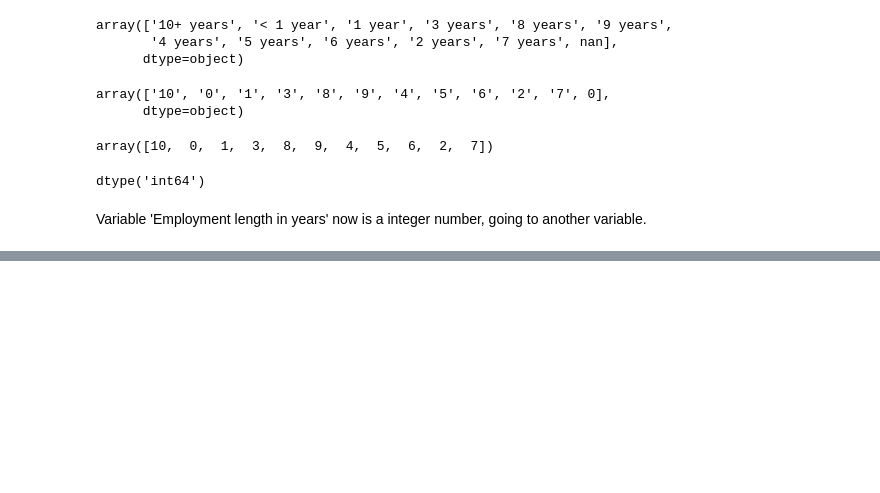
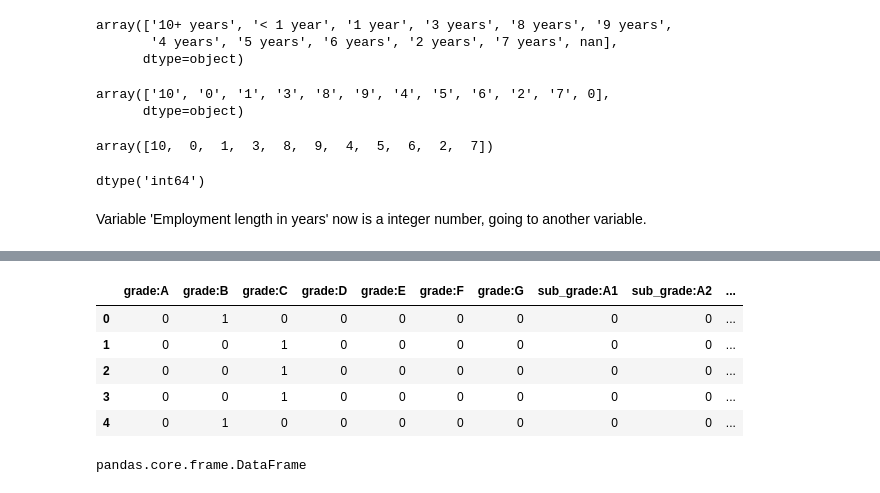
Before and after one commit to andre-cav/Credit-Risk-with-Python, a Jupyter notebook: Credit_Risk_ModellingData.ipynb, the cells around one changed output, grey strips where cells are left out. Drawn from its saved outputs; the diff is of its cells as text; code cells hidden in the pictures; blank space fills up the shorter version.

```diff
--- a/Credit_Risk_ModellingData.ipynb
+++ b/Credit_Risk_ModellingData.ipynb
@@ -110,0 +159,5 @@ df_loan.loc[ : , ['earliest_cr_line','earliest_cr_line_date','mths_since_earlies
+# %%
+df_loan['term_int'] = df_loan['term'].str.replace(' ', '')
+df_loan['term_int'] = df_loan['term_int'].str.replace('months', '')
+# %%
+df_loan['term_int'] = pd.to_numeric(df_loan['term_int'])
@@ -110,0 +175,4 @@ df_loan.loc[ : , ['earliest_cr_line','earliest_cr_line_date','mths_since_earlies
+# %%
+df_loan['issue_date'] = pd.to_datetime(df_loan['issue_d'], format='%b-%y')
+df_loan['mths_issue_date'] = round( pd.to_numeric( (pd.to_datetime('2017-12-01') - df_loan['issue_date'] ) / np.timedelta64(1, 'M') ))
+df_loan['mths_issue_date'].describe()
@@ -110,0 +221,23 @@ df_loan.loc[ : , ['earliest_cr_line','earliest_cr_line_date','mths_since_earlies
+# %%
+loan_data_dummies = [pd.get_dummies(df_loan['grade'], prefix = 'grade', prefix_sep = ':'),
+                     pd.get_dummies(df_loan['sub_grade'], prefix = 'sub_grade', prefix_sep = ':'),
+                     pd.get_dummies(df_loan['home_ownership'], prefix = 'home_ownership', prefix_sep = ':'),
+                     pd.get_dummies(df_loan['verification_status'], prefix = 'verification_status', prefix_sep = ':'),
+                     pd.get_dummies(df_loan['loan_status'], prefix = 'loan_status', prefix_sep = ':'),
+                     pd.get_dummies(df_loan['purpose'], prefix = 'purpose', prefix_sep = ':'),
+                     pd.get_dummies(df_loan['addr_state'], prefix = 'addr_state', prefix_sep = ':'),
+                     pd.get_dummies(df_loan['initial_list_status'], prefix = 'initial_list_status', prefix_sep = ':')]
+# %%
+loan_data_dummies = pd.concat(loan_data_dummies, axis = 1)
+loan_data_dummies.head()
+# %% [output]
+|  | grade:A | grade:B | grade:C | grade:D | grade:E | grade:F | grade:G | sub_grade:A1 | sub_grade:A2 | ... |
+| 0 | 0 | 1 | 0 | 0 | 0 | 0 | 0 | 0 | 0 | ... |
+| 1 | 0 | 0 | 1 | 0 | 0 | 0 | 0 | 0 | 0 | ... |
+| 2 | 0 | 0 | 1 | 0 | 0 | 0 | 0 | 0 | 0 | ... |
+| 3 | 0 | 0 | 1 | 0 | 0 | 0 | 0 | 0 | 0 | ... |
+| 4 | 0 | 1 | 0 | 0 | 0 | 0 | 0 | 0 | 0 | ... |
+# %%
+type(loan_data_dummies)
+# %% [output]
+pandas.core.frame.DataFrame
```
Also changed, not shown: parts of 27 cells of this notebook.
